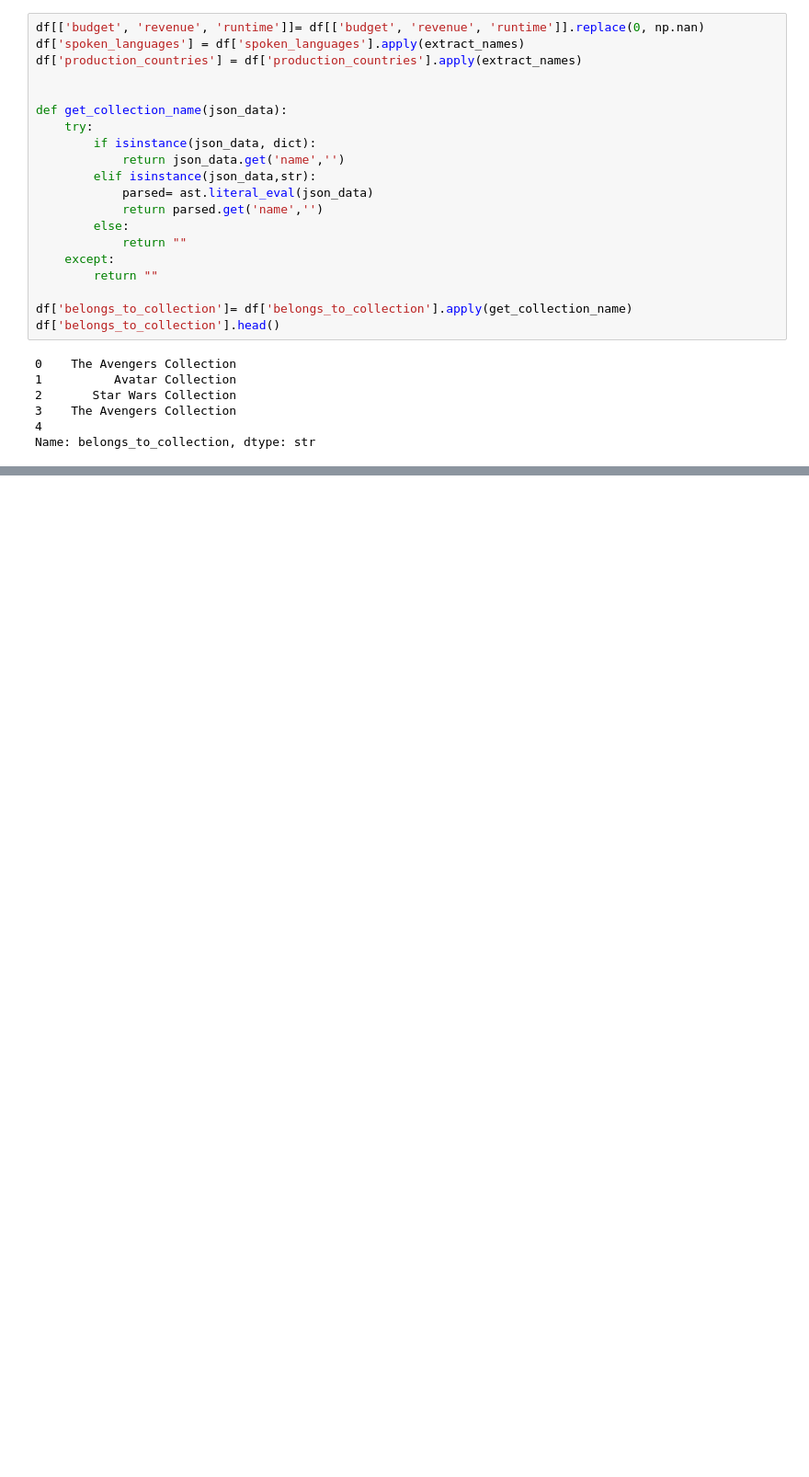
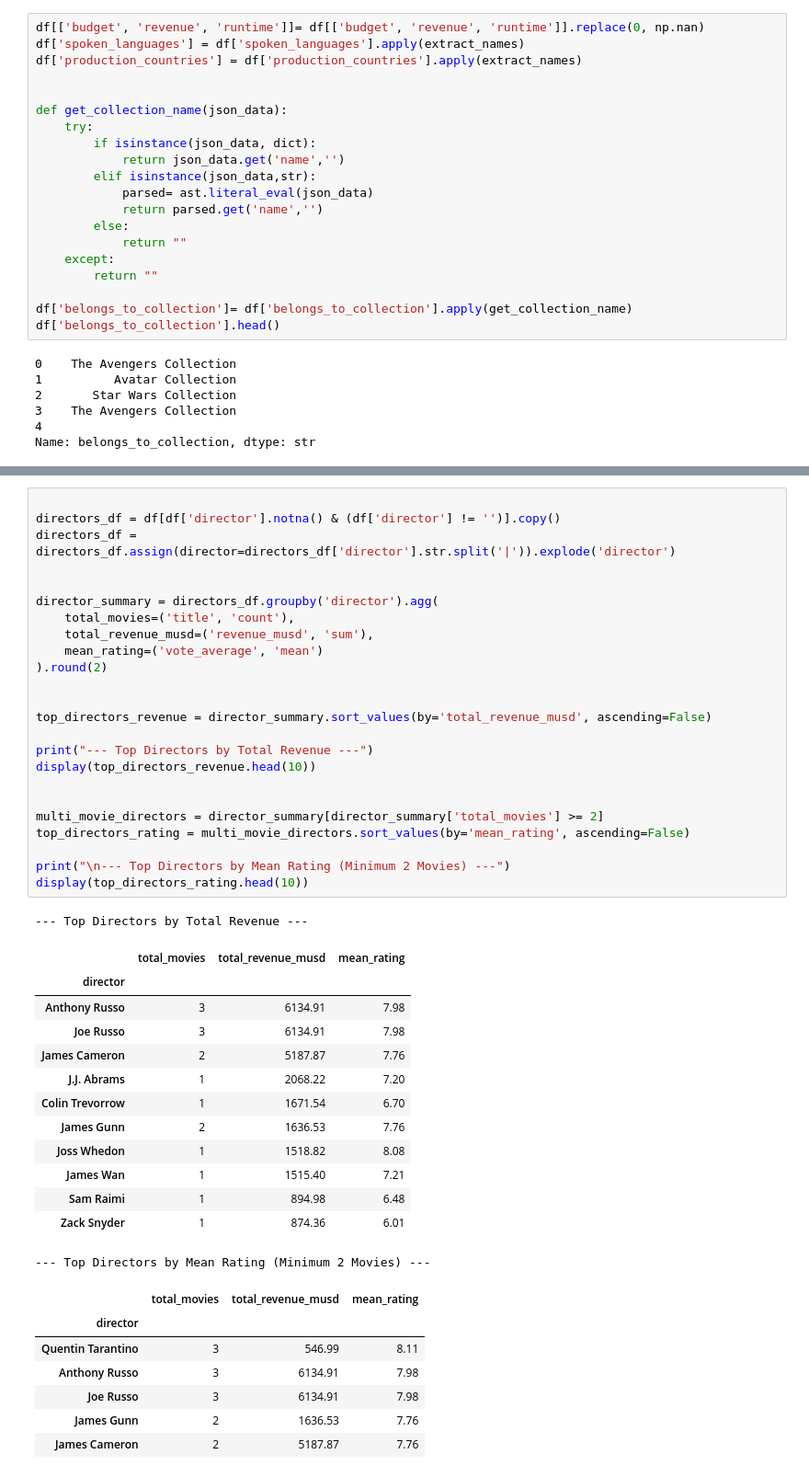
Before and after one commit to Dushimimanaprince/TMDB-Movie-Data-Analysis, a Jupyter notebook: tmdb_analysis.ipynb, the cells around one changed output, grey strips where cells are left out. Shown at 92% size. Saved outputs shown, nothing was run; the diff lists cells and outputs as text; blank space fills up the shorter version.

```diff
--- a/tmdb_analysis.ipynb
+++ b/tmdb_analysis.ipynb
@@ -156,0 +346,46 @@ df.head(2)
+# %%
+
+directors_df = df[df['director'].notna() & (df['director'] != '')].copy()
+directors_df = directors_df.assign(director=directors_df['director'].str.split('|')).explode('director')
+
+
+director_summary = directors_df.groupby('director').agg(
+    total_movies=('title', 'count'),
+    total_revenue_musd=('revenue_musd', 'sum'),
+    mean_rating=('vote_average', 'mean')
+).round(2)
+
+
+top_directors_revenue = director_summary.sort_values(by='total_revenue_musd', ascending=False)
+
+print("--- Top Directors by Total Revenue ---")
+display(top_directors_revenue.head(10))
+
+
+multi_movie_directors = director_summary[director_summary['total_movies'] >= 2]
+top_directors_rating = multi_movie_directors.sort_values(by='mean_rating', ascending=False)
+
+print("\n--- Top Directors by Mean Rating (Minimum 2 Movies) ---")
+display(top_directors_rating.head(10))
+# %% [output]
+--- Top Directors by Total Revenue ---
+|  | total_movies | total_revenue_musd | mean_rating |
+| director |  |  |  |
+| Anthony Russo | 3 | 6134.91 | 7.98 |
+| Joe Russo | 3 | 6134.91 | 7.98 |
+| James Cameron | 2 | 5187.87 | 7.76 |
+| J.J. Abrams | 1 | 2068.22 | 7.20 |
+| Colin Trevorrow | 1 | 1671.54 | 6.70 |
+| James Gunn | 2 | 1636.53 | 7.76 |
+| Joss Whedon | 1 | 1518.82 | 8.08 |
+| James Wan | 1 | 1515.40 | 7.21 |
+| Sam Raimi | 1 | 894.98 | 6.48 |
+| Zack Snyder | 1 | 874.36 | 6.01 |
+--- Top Directors by Mean Rating (Minimum 2 Movies) ---
+|  | total_movies | total_revenue_musd | mean_rating |
+| director |  |  |  |
+| Quentin Tarantino | 3 | 546.99 | 8.11 |
+| Anthony Russo | 3 | 6134.91 | 7.98 |
+| Joe Russo | 3 | 6134.91 | 7.98 |
+| James Gunn | 2 | 1636.53 | 7.76 |
+| James Cameron | 2 | 5187.87 | 7.76 |
```
Also changed, not shown: parts of 10 cells of this notebook.
